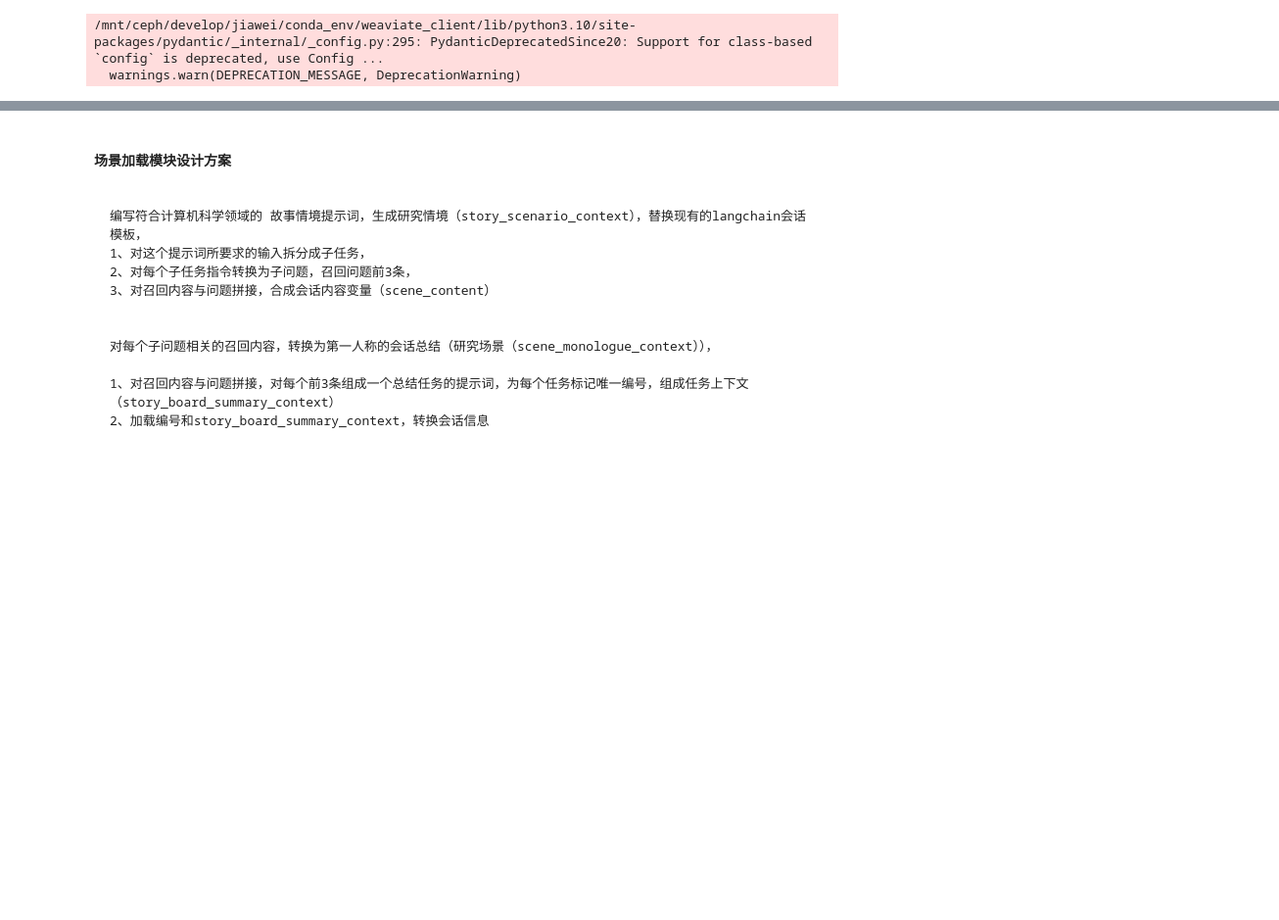
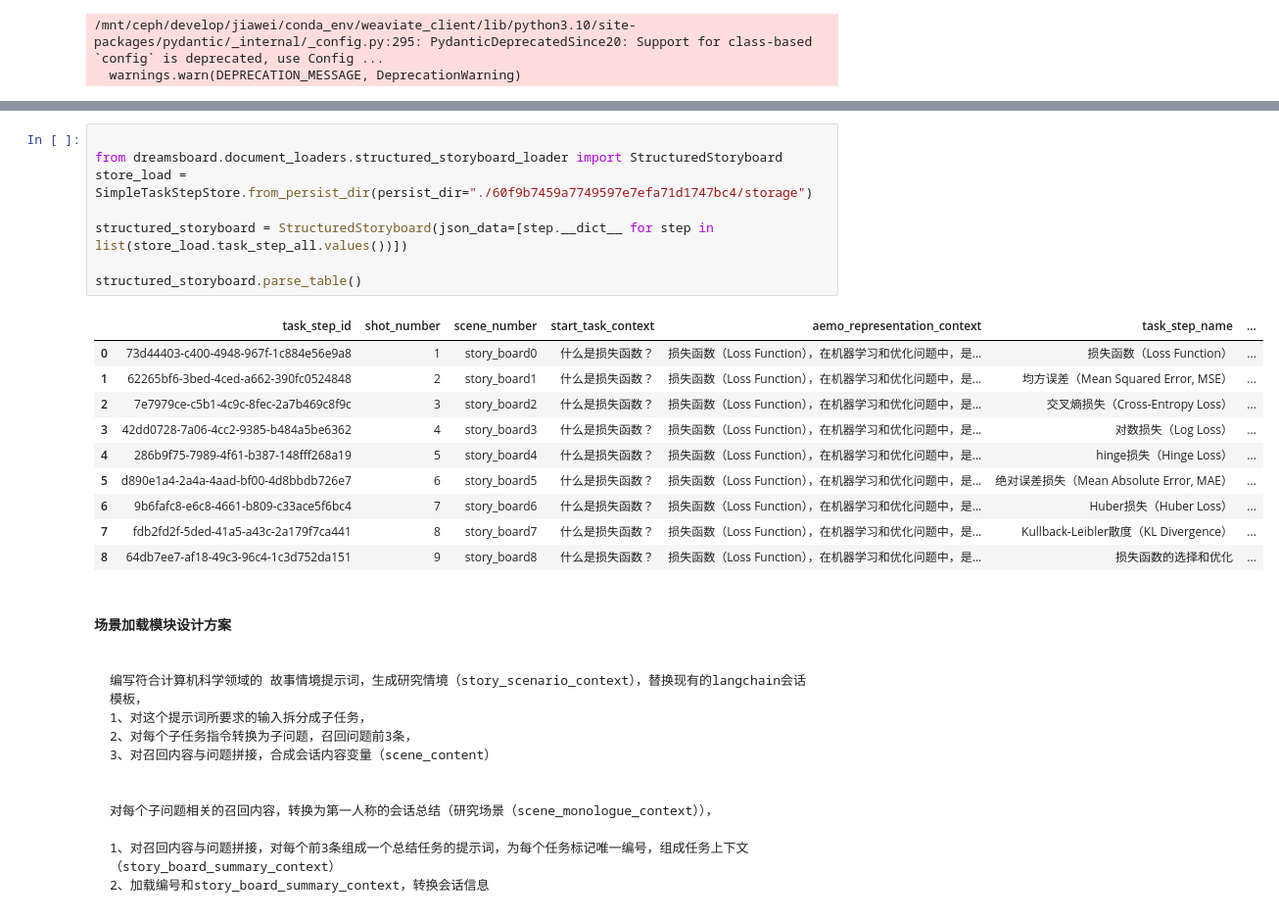
Before and after one commit to glide-the/InterpretationoDreams, a Jupyter notebook: src/docs/task_step/什么是损失函数？.ipynb, the cells around one changed output, grey strips where cells are left out. Shown at 98% size. Cells and saved outputs as stored; diff of their text form; blank space fills up the shorter version.

```diff
--- a/src/docs/task_step/什么是损失函数？.ipynb
+++ b/src/docs/task_step/什么是损失函数？.ipynb
@@ -162,3 +140,22 @@ assert builder.base_path == f'./{get_query_hash(start_task_context)}/'
+# %%
+
+from dreamsboard.document_loaders.structured_storyboard_loader import StructuredStoryboard
+store_load = SimpleTaskStepStore.from_persist_dir(persist_dir="./60f9b7459a7749597e7efa71d1747bc4/storage")
+
+structured_storyboard = StructuredStoryboard(json_data=[step.__dict__ for step in list(store_load.task_step_all.values())])
+
+structured_storyboard.parse_table()
+# %% [output]
+|  | task_step_id | shot_number | scene_number | start_task_context | aemo_representation_context | task_step_name | ... |
+| 0 | 73d44403-c400-4948-967f-1c884e56e9a8 | 1 | story_board0 | 什么是损失函数？ | 损失函数（Loss Function），在机器学习和优化问题中，是... | 损失函数（Loss Function） | ... |
+| 1 | 62265bf6-3bed-4ced-a662-390fc0524848 | 2 | story_board1 | 什么是损失函数？ | 损失函数（Loss Function），在机器学习和优化问题中，是... | 均方误差（Mean Squared Error, MSE） | ... |
+| 2 | 7e7979ce-c5b1-4c9c-8fec-2a7b469c8f9c | 3 | story_board2 | 什么是损失函数？ | 损失函数（Loss Function），在机器学习和优化问题中，是... | 交叉熵损失（Cross-Entropy Loss） | ... |
+| 3 | 42dd0728-7a06-4cc2-9385-b484a5be6362 | 4 | story_board3 | 什么是损失函数？ | 损失函数（Loss Function），在机器学习和优化问题中，是... | 对数损失（Log Loss） | ... |
+| 4 | 286b9f75-7989-4f61-b387-148fff268a19 | 5 | story_board4 | 什么是损失函数？ | 损失函数（Loss Function），在机器学习和优化问题中，是... | hinge损失（Hinge Loss） | ... |
+| 5 | d890e1a4-2a4a-4aad-bf00-4d8bbdb726e7 | 6 | story_board5 | 什么是损失函数？ | 损失函数（Loss Function），在机器学习和优化问题中，是... | 绝对误差损失（Mean Absolute Error, MAE） | ... |
+| 6 | 9b6fafc8-e6c8-4661-b809-c33ace5f6bc4 | 7 | story_board6 | 什么是损失函数？ | 损失函数（Loss Function），在机器学习和优化问题中，是... | Huber损失（Huber Loss） | ... |
+| 7 | fdb2fd2f-5ded-41a5-a43c-2a179f7ca441 | 8 | story_board7 | 什么是损失函数？ | 损失函数（Loss Function），在机器学习和优化问题中，是... | Kullback-Leibler散度（KL Divergence） | ... |
+| 8 | 64db7ee7-af18-49c3-96c4-1c3d752da151 | 9 | story_board8 | 什么是损失函数？ | 损失函数（Loss Function），在机器学习和优化问题中，是... | 损失函数的选择和优化 | ... |
 # %% [markdown]
 
 
```
Also changed, not shown: parts of 7 cells of this notebook, 2 other files.
